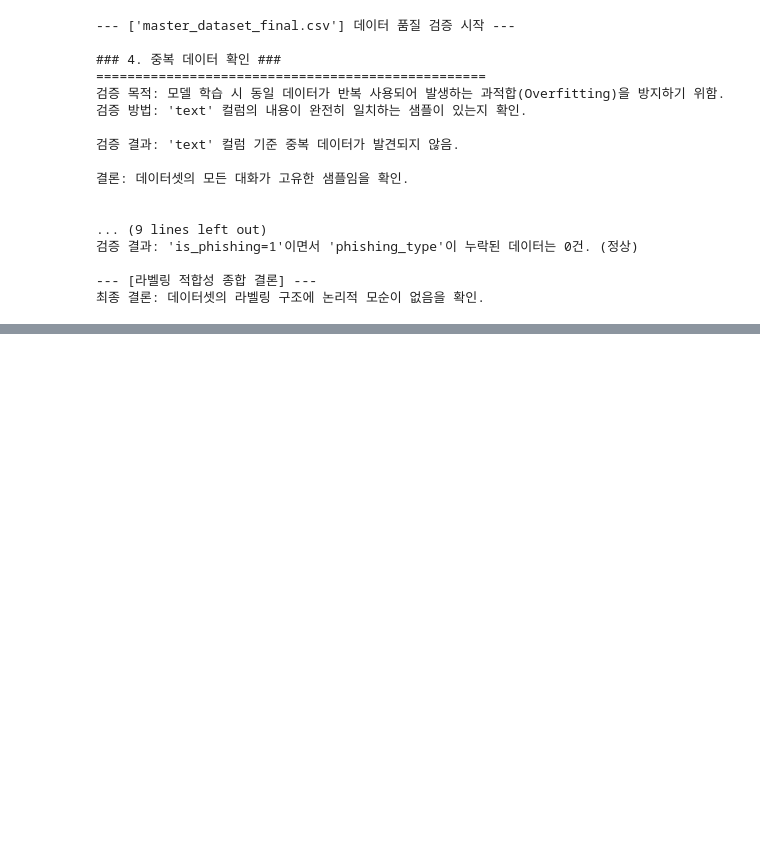
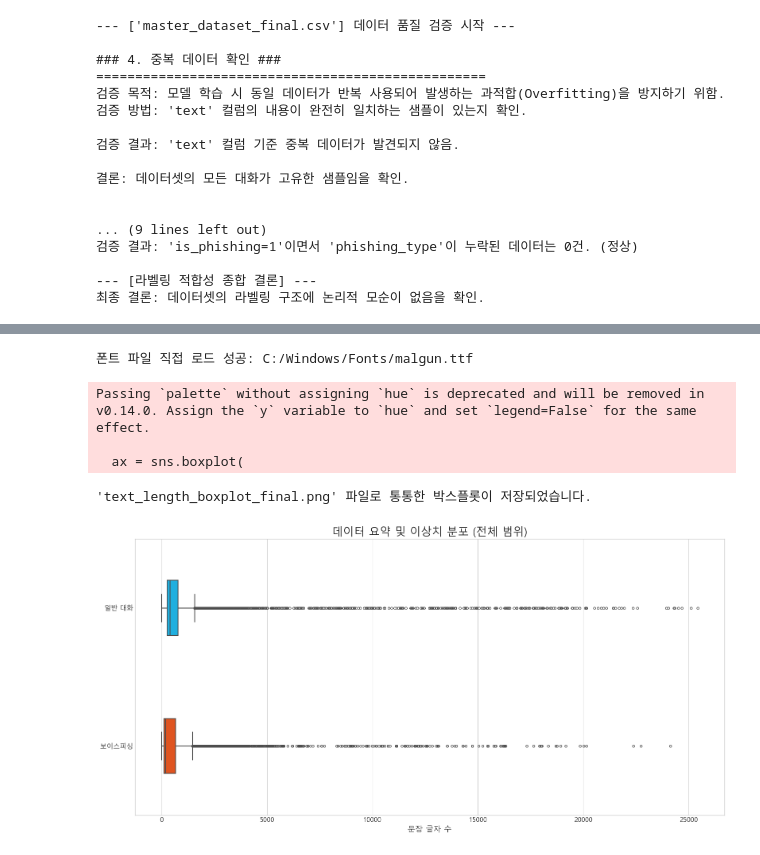
Before and after one commit to kwj903/woogawooga_project, a Jupyter notebook: dataset_create/Jinjoo/Jinjoo_추가EDA.ipynb, the cells around one changed output, grey strips where cells are left out. Drawn from its saved outputs; the diff is of its cells as text; code cells hidden in the pictures; blank space fills up the shorter version.

```diff
--- a/dataset_create/Jinjoo/Jinjoo_추가EDA.ipynb
+++ b/dataset_create/Jinjoo/Jinjoo_추가EDA.ipynb
@@ -1955,0 +2803,80 @@ except Exception as e:
+# %%
+# -*- coding: utf-8 -*-
+import pandas as pd
+import matplotlib.pyplot as plt
+import numpy as np
+import seaborn as sns
+import matplotlib.font_manager as fm
+
+# ----------------------------------------------------------------------
+# 1. 폰트 파일 경로 직접 지정
+# ----------------------------------------------------------------------
+font_path = "C:/Windows/Fonts/malgun.ttf"
+
+try:
+    font_prop = fm.FontProperties(fname=font_path)
+    print(f"폰트 파일 직접 로드 성공: {font_path}")
+except Exception as e:
+    print(f"폰트 파일 로드 실패: {font_path} 경로를 다시 확인해주세요.")
+    font_prop = None
+
+# ----------------------------------------------------------------------
+# 2. 데이터 로드 및 전처리
+# ----------------------------------------------------------------------
+try:
+    df = pd.read_csv("master_dataset_12000.csv")
+    df["text_length"] = df["text"].str.len()
+    df["label"] = np.where(df["is_phishing"] == 1, "보이스피싱", "일반 대화")
+
+    # ----------------------------------------------------------------------
+    # 3. 시각화 (통통한 박스플롯 단독 생성)
+    # ----------------------------------------------------------------------
+    if font_prop:
+        plt.style.use("seaborn-v0_8-whitegrid")
+
+        # --- figsize로 그래프 자체의 세로 길이를 늘려줌 ---
+        plt.figure(figsize=(16, 8))
+
+        # --- width 속성으로 박스플롯 두께를 통통하게 설정 ---
+        ax = sns.boxplot(
+            data=df,
+            x="text_length",
+            y="label",
+            palette={"보이스피싱": "orangered", "일반 대화": "deepskyblue"},
+            width=0.4,  # 박스 두께 (값을 줄이면 더 통통해짐)
+            linewidth=1.5,  # 선 굵기
+            fliersize=4,
+        )  # 이상치(outlier) 마커 크기
+
+        # 제목 및 레이블 설정
+        ax.set_title(
+            "데이터 요약 및 이상치 분포 (전체 범위)",
+            fontproperties=font_prop,
+            fontsize=20,
+            fontweight="bold",
+        )
+        ax.set_xlabel("문장 글자 수", fontproperties=font_prop, fontsize=14)
+        ax.set_ylabel("")
+
+        # 모든 텍스트 요소에 폰트 적용
+        for label in ax.get_xticklabels() + ax.get_yticklabels():
+            label.set_fontproperties(font_prop)
+            label.set_fontsize(12)
+
+        plt.tight_layout()
+        plt.savefig("text_length_boxplot_final.png", dpi=300)
+        print(
+            "'text_length_boxplot_final.png' 파일로 통통한 박스플롯이 저장되었습니다."
+        )
+
+except FileNotFoundError:
+    print("오류: 'master_dataset_12000.csv' 파일을 찾을 수 없습니다.")
+except Exception as e:
+    print(f"코드 실행 중 오류가 발생했습니다: {e}")
+# %% [output]
+폰트 파일 직접 로드 성공: C:/Windows/Fonts/malgun.ttf
+Passing `palette` without assigning `hue` is deprecated and will be removed in v0.14.0. Assign the `y` variable to `hue` and set `legend=False` for the same effect.
+
+  ax = sns.boxplot(
+'text_length_boxplot_final.png' 파일로 통통한 박스플롯이 저장되었습니다.
+[figure, added]
```
Also changed, not shown: parts of 17 cells of this notebook, 3 other files.
